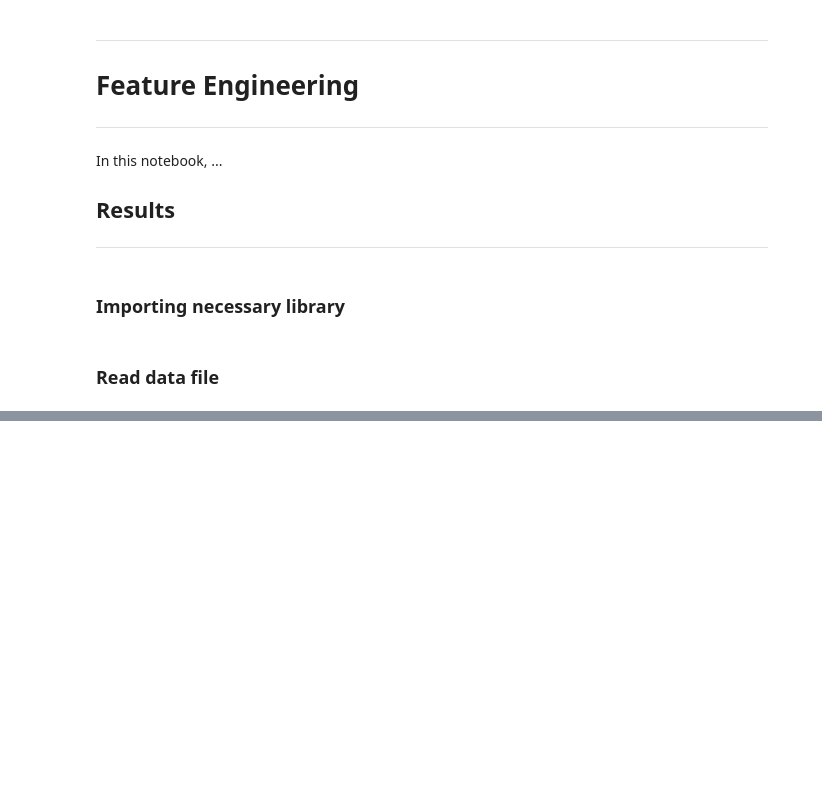
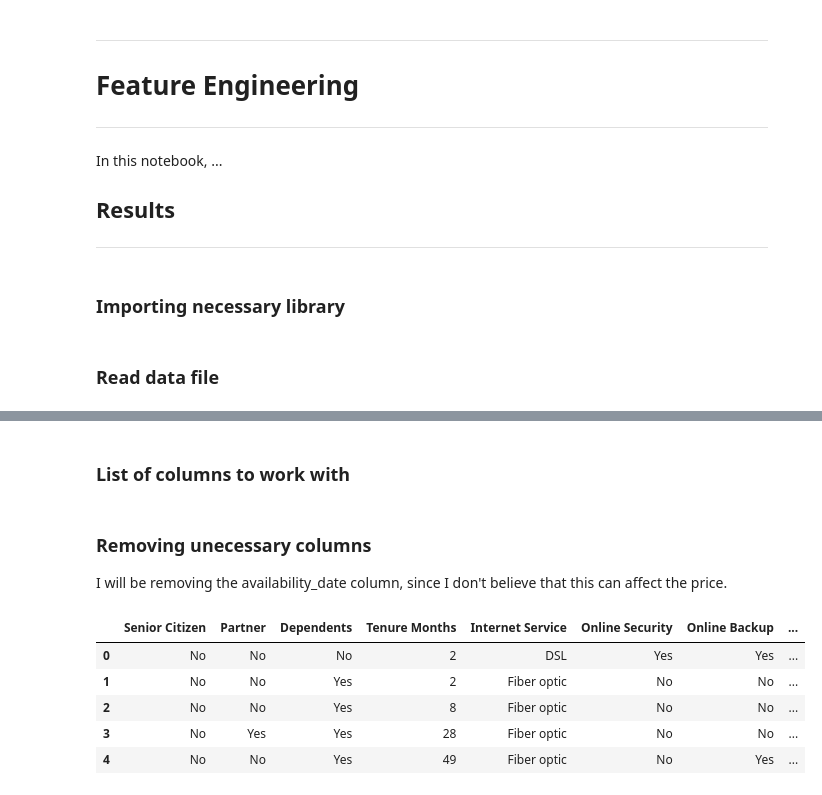
Before and after one commit to ABF-QC/Module2_Project2_team, a Jupyter notebook: notebook/Feature_Engineering.ipynb, the cells around one changed output, grey strips where cells are left out. Cells and saved outputs as stored; diff of their text form; code cells hidden in the pictures; blank space fills up the shorter version.

```diff
--- a/notebook/Feature_Engineering.ipynb
+++ b/notebook/Feature_Engineering.ipynb
@@ -39,0 +40,33 @@ churn_df
+# %% [markdown]
+### List of columns to work with
+# %%
+col2discard = ['City', 'Zip Code', 'Latitude', 'Longitude', 'Gender',
+               'Phone Service', 'Multiple Lines',
+               'Streaming TV', 'Streaming Movies', 'Churn Reason']
+
+col2keep = ['Senior Citizen', 'Partner', 'Dependents', 'Tenure Months',
+            'Internet Service',
+            'Online Security', 'Online Backup', 'Device Protection',
+            'Tech Support', 'Contract', 'Paperless Billing', 'Payment Method',
+            'Monthly Charges', 'Churn Value']
+
+
+col2encode = ['Senior Citizen', 'Partner', 'Dependents',
+              'Internet Service',
+              'Online Security', 'Online Backup', 'Device Protection',
+              'Tech Support', 'Contract', 'Paperless Billing', 'Payment Method']
+# %% [markdown]
+### Removing unecessary columns
+
+I will be removing the availability_date column, since I don't believe that this can affect the price.
+# %%
+churn_df = churn_df.drop(columns = col2discard)
+
+churn_df.head(5)
+# %% [output]
+|  | Senior Citizen | Partner | Dependents | Tenure Months | Internet Service | Online Security | Online Backup | ... |
+| 0 | No | No | No | 2 | DSL | Yes | Yes | ... |
+| 1 | No | No | Yes | 2 | Fiber optic | No | No | ... |
+| 2 | No | No | Yes | 8 | Fiber optic | No | No | ... |
+| 3 | No | Yes | Yes | 28 | Fiber optic | No | No | ... |
+| 4 | No | No | Yes | 49 | Fiber optic | No | Yes | ... |
```
Also changed, not shown: parts of 11 cells of this notebook, 1 other file.
